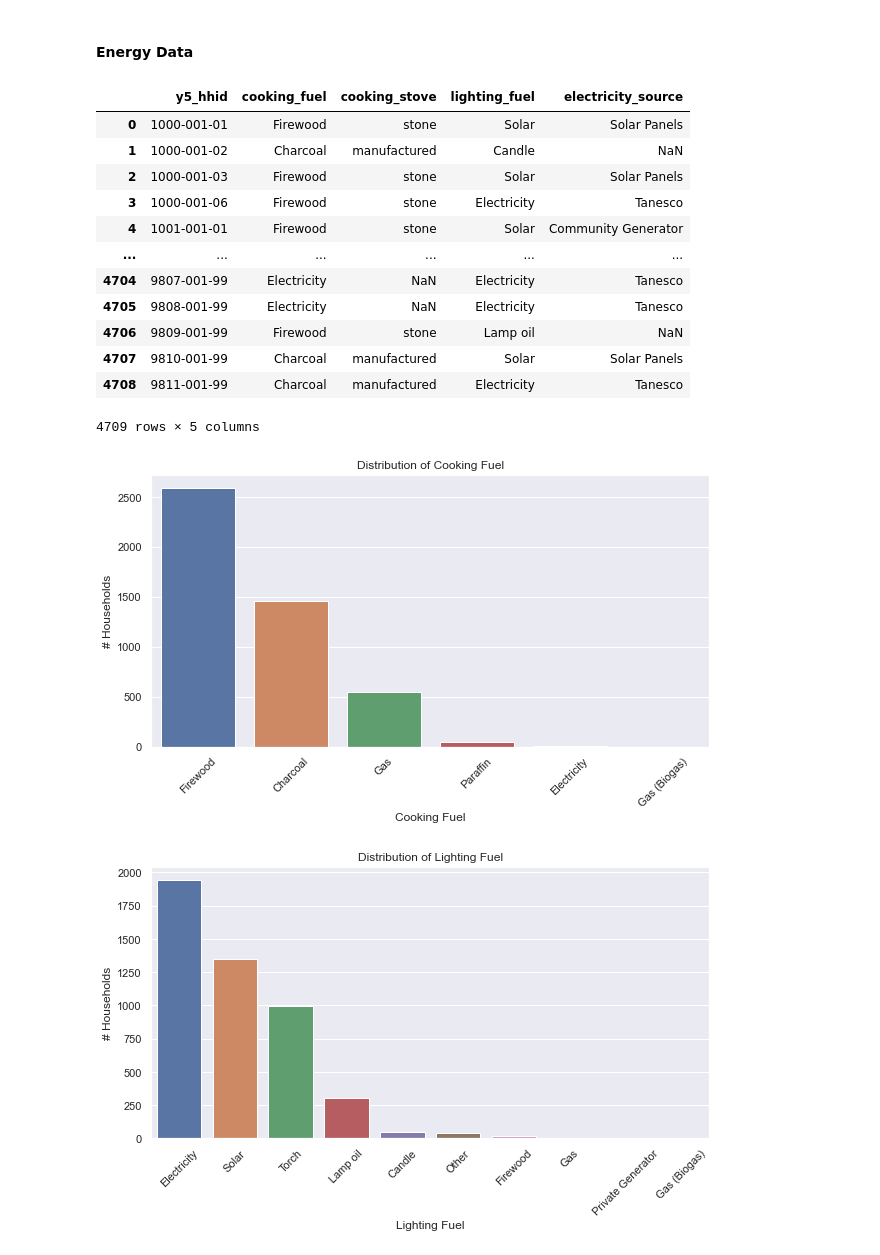
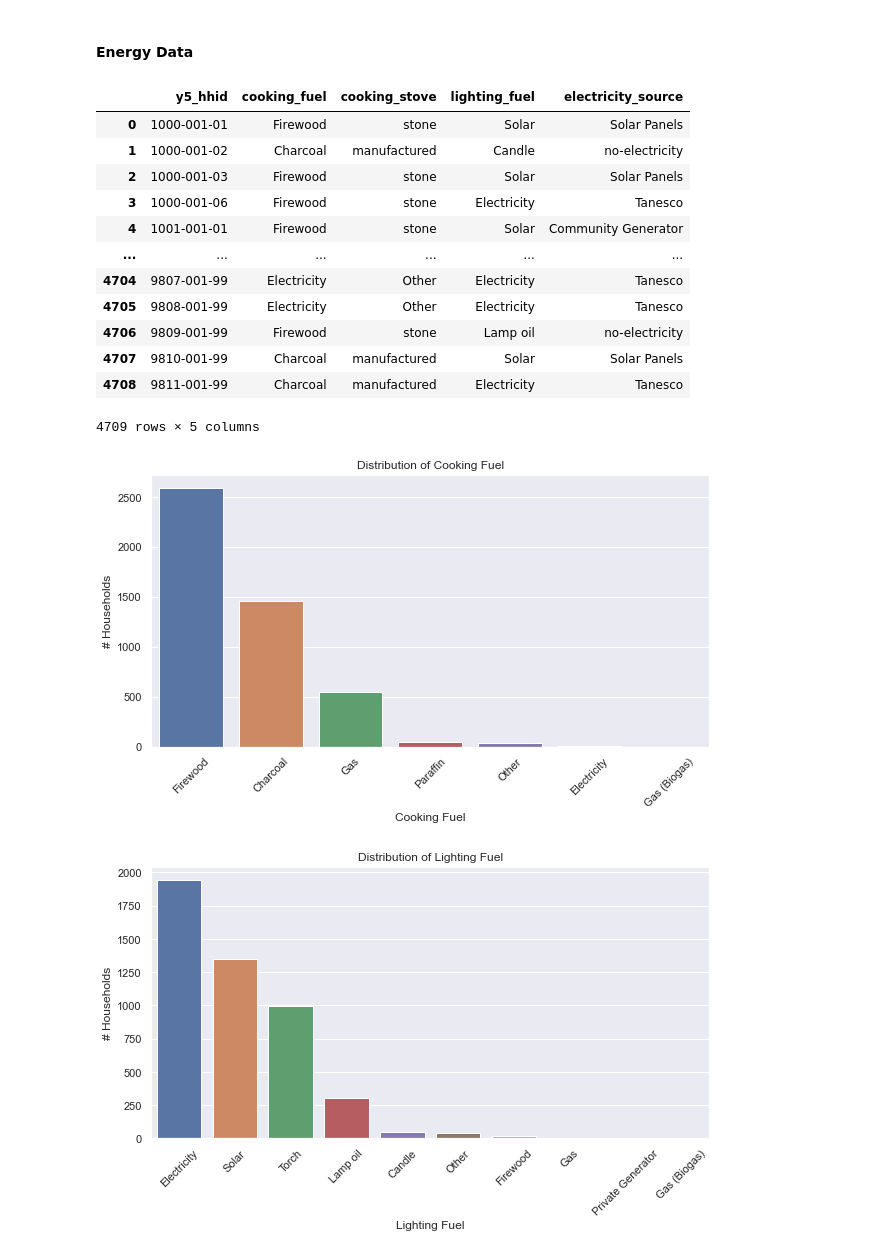
Before and after one commit to whitehackr/solar_tz, a Jupyter notebook: data_and_analysis/survey_review.ipynb, the cells around one changed output. Saved outputs shown, nothing was run; the diff lists cells and outputs as text; code cells hidden in the pictures.

```diff
--- a/data_and_analysis/survey_review.ipynb
+++ b/data_and_analysis/survey_review.ipynb
@@ -183,22 +183,22 @@ elec_dict = {   1:'Tanesco',
                 7:'Other'}
 # %%
 #df['string_column'] = df['code_column'].map(code_to_string)
-i_hh_energy['cooking_fuel'] = i_hh_energy['cooking_fuel'].map(ckfuel_dict)
-i_hh_energy['cooking_stove'] = i_hh_energy['cooking_stove'].map(stove_dict)
-i_hh_energy['lighting_fuel'] = i_hh_energy['lighting_fuel'].map(light_dict)
-i_hh_energy['electricity_source'] = i_hh_energy['electricity_source'].map(elec_dict)
+i_hh_energy['cooking_fuel'] = i_hh_energy['cooking_fuel'].map(ckfuel_dict).fillna('Other')
+i_hh_energy['cooking_stove'] = i_hh_energy['cooking_stove'].map(stove_dict).fillna('Other')
+i_hh_energy['lighting_fuel'] = i_hh_energy['lighting_fuel'].map(light_dict).fillna('Other')
+i_hh_energy['electricity_source'] = i_hh_energy['electricity_source'].map(elec_dict).fillna('no-electricity')
 i_hh_energy
 # %% [output]
 |  | y5_hhid | cooking_fuel | cooking_stove | lighting_fuel | electricity_source |
 | 0 | 1000-001-01 | Firewood | stone | Solar | Solar Panels |
-| 1 | 1000-001-02 | Charcoal | manufactured | Candle | NaN |
+| 1 | 1000-001-02 | Charcoal | manufactured | Candle | no-electricity |
 | 2 | 1000-001-03 | Firewood | stone | Solar | Solar Panels |
 | 3 | 1000-001-06 | Firewood | stone | Electricity | Tanesco |
 | 4 | 1001-001-01 | Firewood | stone | Solar | Community Generator |
 | ... | ... | ... | ... | ... | ... |
-| 4704 | 9807-001-99 | Electricity | NaN | Electricity | Tanesco |
-| 4705 | 9808-001-99 | Electricity | NaN | Electricity | Tanesco |
-| 4706 | 9809-001-99 | Firewood | stone | Lamp oil | NaN |
+| 4704 | 9807-001-99 | Electricity | Other | Electricity | Tanesco |
+| 4705 | 9808-001-99 | Electricity | Other | Electricity | Tanesco |
+| 4706 | 9809-001-99 | Firewood | stone | Lamp oil | no-electricity |
 | 4707 | 9810-001-99 | Charcoal | manufactured | Solar | Solar Panels |
 | 4708 | 9811-001-99 | Charcoal | manufactured | Electricity | Tanesco |
 4709 rows × 5 columns
@@ -217,7 +217,7 @@ plt.xlabel('Cooking Fuel')
 plt.ylabel('# Households')
 plt.show()
 # %% [output]
-[figure, old version]
+[figure, new version]
 # %%
 # Plot the distribution of Lighting fuel
 plt.figure(figsize=(10, 5))
```
Also changed, not shown: parts of 18 cells of this notebook.
